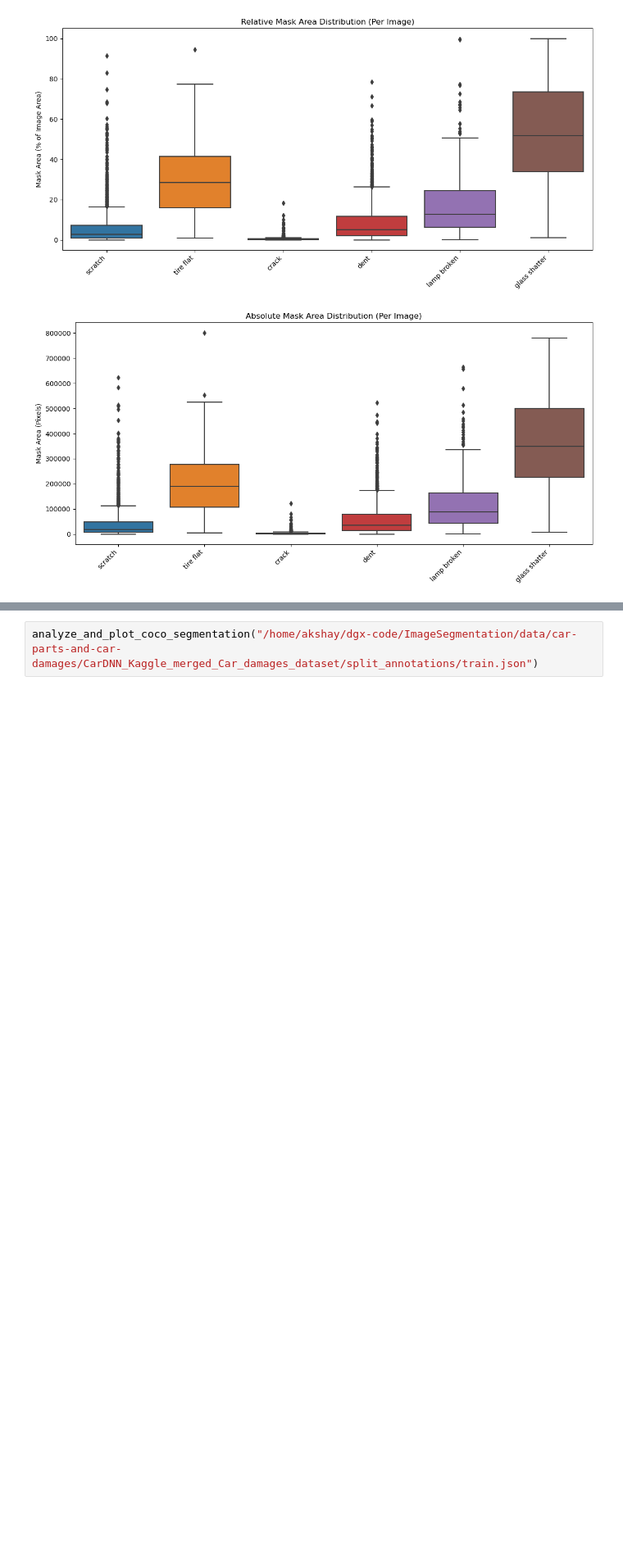
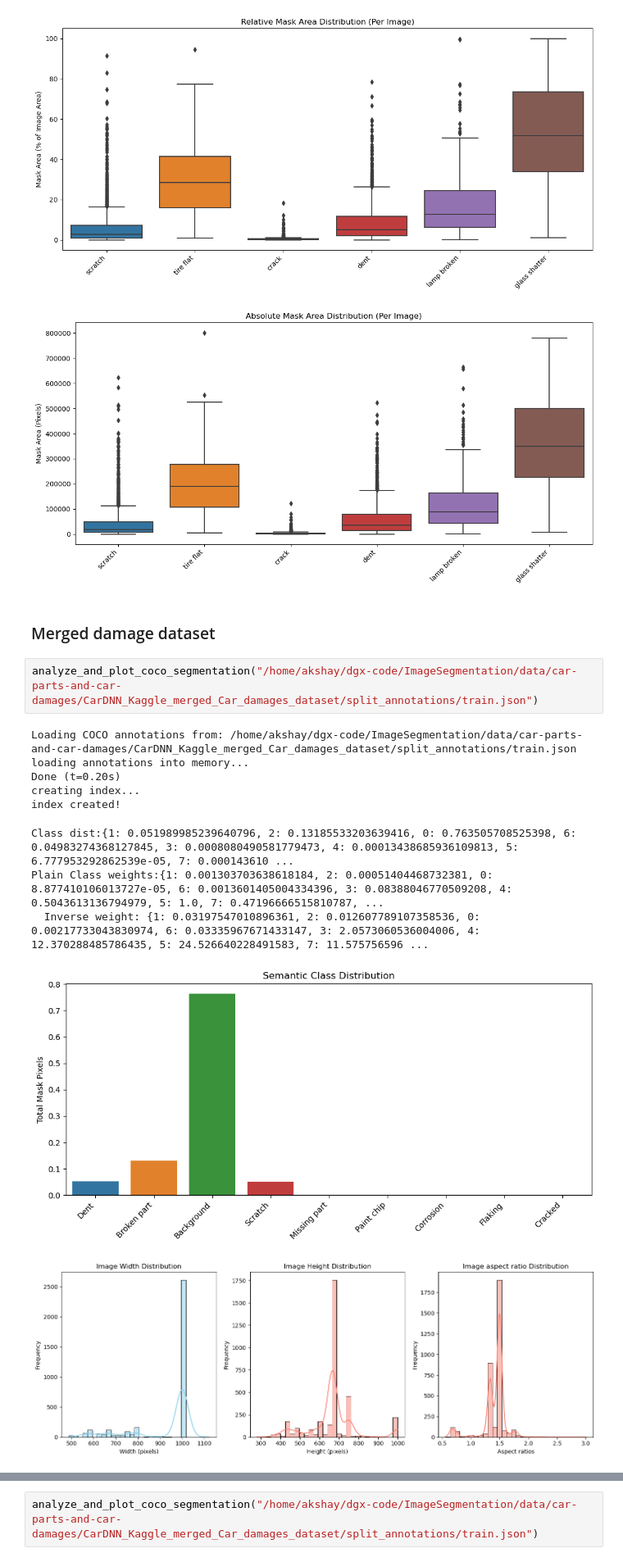
Before and after one commit to akshaygrao77/ImageSegmentation, a Jupyter notebook: segmentation_analysis.ipynb, the cells around one changed output, grey strips where cells are left out. Shown at 82% size. Drawn from its saved outputs; the diff is of its cells as text; blank space fills up the shorter version.

```diff
--- a/segmentation_analysis.ipynb
+++ b/segmentation_analysis.ipynb
@@ -129,3 +242,18 @@ index created!
 [figure]
 [figure]
 [figure]
+# %% [markdown]
+### Merged damage dataset
+# %%
+analyze_and_plot_coco_segmentation("/home/akshay/dgx-code/ImageSegmentation/data/car-parts-and-car-damages/CarDNN_Kaggle_merged_Car_damages_dataset/split_annotations/train.json")
+# %% [output]
+Loading COCO annotations from: /home/akshay/dgx-code/ImageSegmentation/data/car-parts-and-car-damages/CarDNN_Kaggle_merged_Car_damages_dataset/split_annotations/train.json
+loading annotations into memory...
+Done (t=0.20s)
+creating index...
+index created!
+Class dist:{1: 0.051989985239640796, 2: 0.13185533203639416, 0: 0.763505708525398, 6: 0.04983274368127845, 3: 0.0008080490581779473, 4: 0.00013438685936109813, 5: 6.777953292862539e-05, 7: 0.000143610 ...
+Plain Class weights:{1: 0.001303703638618184, 2: 0.00051404468732381, 0: 8.877410106013727e-05, 6: 0.0013601405004334396, 3: 0.08388046770509208, 4: 0.5043613136794979, 5: 1.0, 7: 0.47196666515810787, ...
+  Inverse weight: {1: 0.03197547010896361, 2: 0.012607789107358536, 0: 0.00217733043830974, 6: 0.03335967671433147, 3: 2.0573060536004006, 4: 12.370288485786435, 5: 24.526640228491583, 7: 11.575756596 ...
+[figure, added]
+[figure, added]
```
Also changed, not shown: parts of 8 cells of this notebook, 3 other files.
